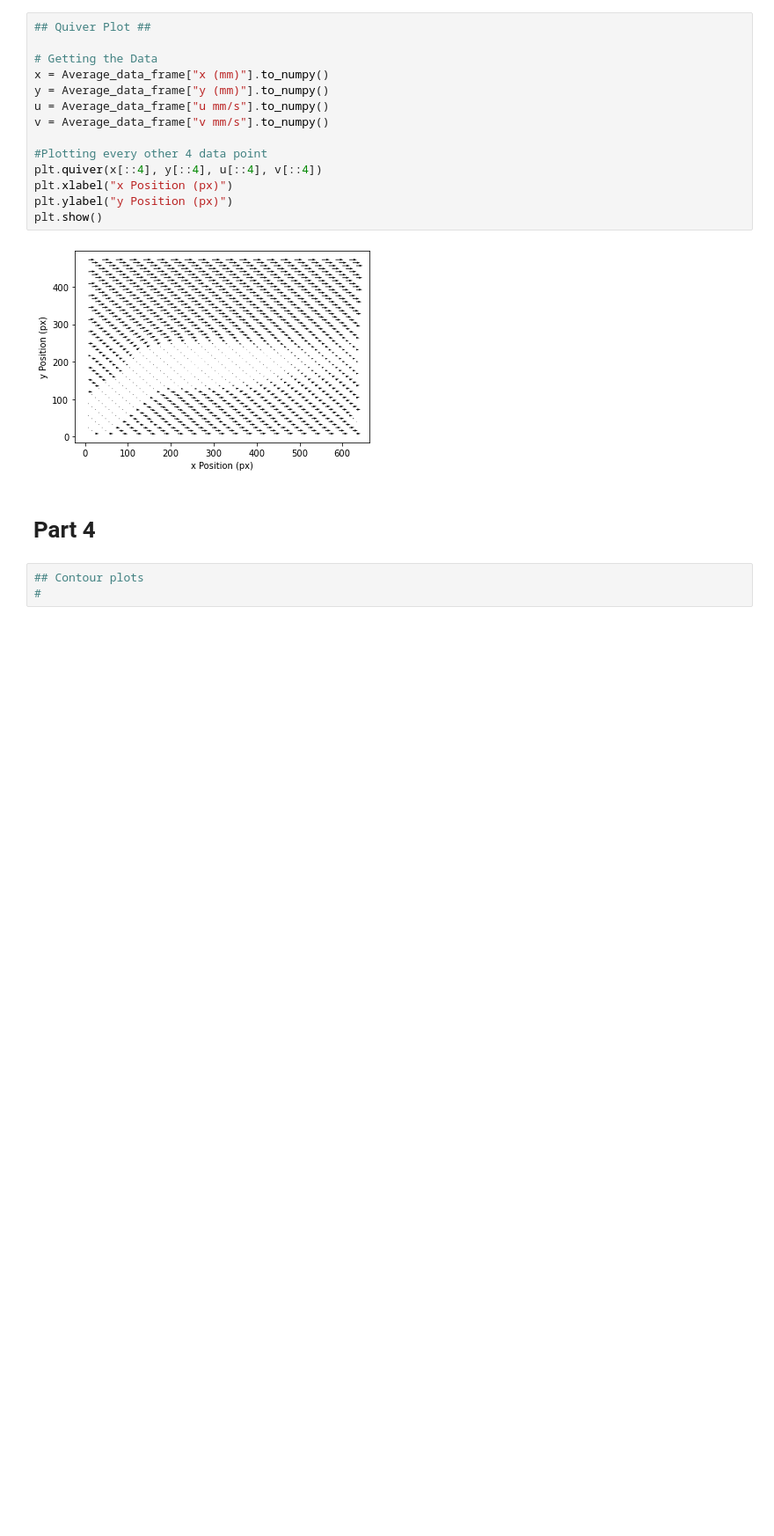
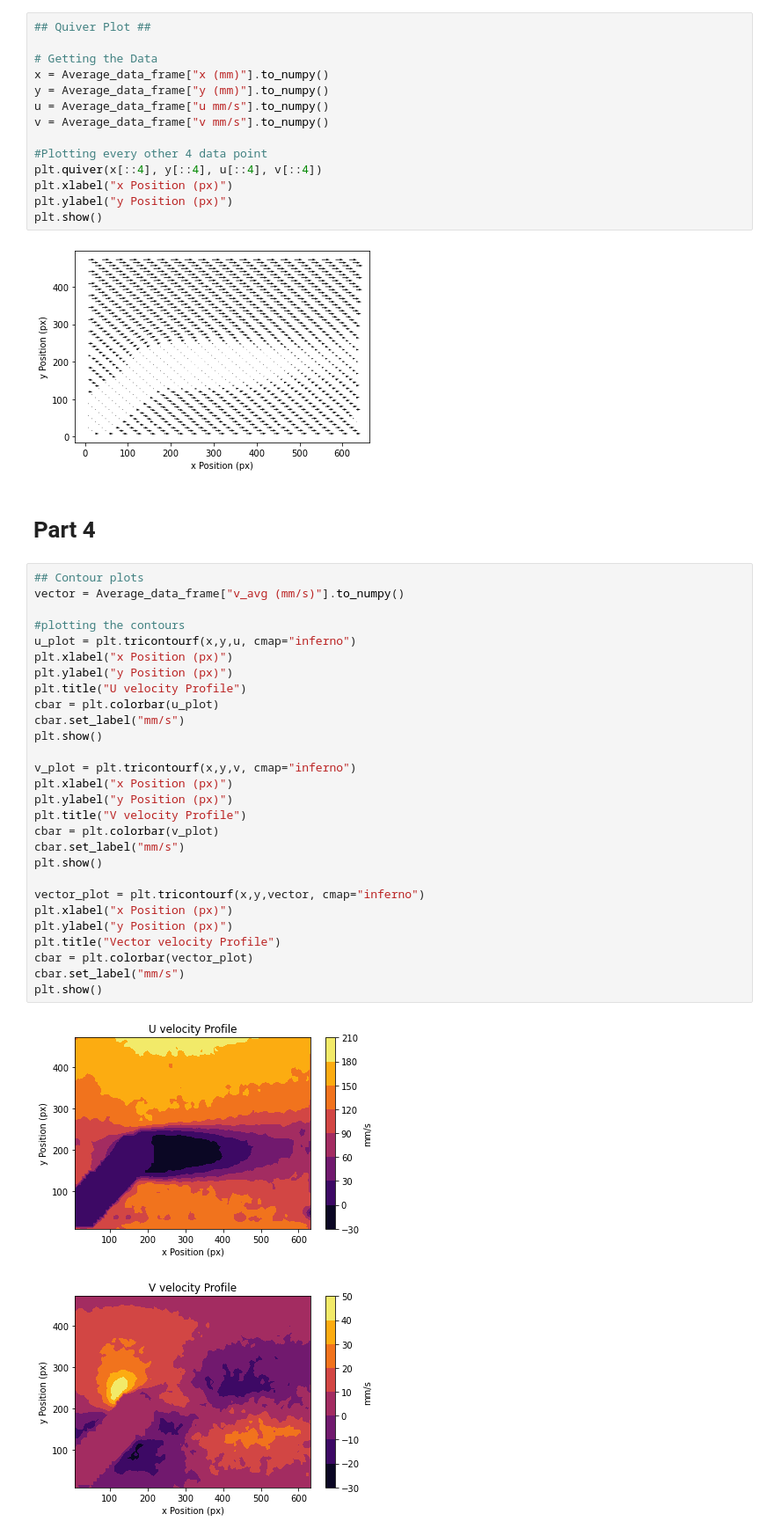
Before and after one commit to HarrisonStoelting/AeroLab, a Jupyter notebook: Lab4/lab4work.ipynb, the cells around one changed output. Shown at 88% size. Drawn from its saved outputs; the diff is of its cells as text; blank space fills up the shorter version.

Commit message:
Contour Plots

```diff
--- a/Lab4/lab4work.ipynb
+++ b/Lab4/lab4work.ipynb
@@ -365,6 +365,34 @@ plt.show()
 [figure]
 # %% [markdown]
 # Part 4
-# %%
-## Contour plots
-#
+# %%
+## Contour plots
+vector = Average_data_frame["v_avg (mm/s)"].to_numpy()
+
+#plotting the contours
+u_plot = plt.tricontourf(x,y,u, cmap="inferno")
+plt.xlabel("x Position (px)")
+plt.ylabel("y Position (px)")
+plt.title("U velocity Profile")
+cbar = plt.colorbar(u_plot)
+cbar.set_label("mm/s")
+plt.show()
+
+v_plot = plt.tricontourf(x,y,v, cmap="inferno")
+plt.xlabel("x Position (px)")
+plt.ylabel("y Position (px)")
+plt.title("V velocity Profile")
+cbar = plt.colorbar(v_plot)
+cbar.set_label("mm/s")
+plt.show()
+
+vector_plot = plt.tricontourf(x,y,vector, cmap="inferno")
+plt.xlabel("x Position (px)")
+plt.ylabel("y Position (px)")
+plt.title("Vector velocity Profile")
+cbar = plt.colorbar(vector_plot)
+cbar.set_label("mm/s")
+plt.show()
+# %% [output]
+[figure, added]
+[figure, added]
```
Also changed, not shown: parts of 1 cell of this notebook, 4 other files.
